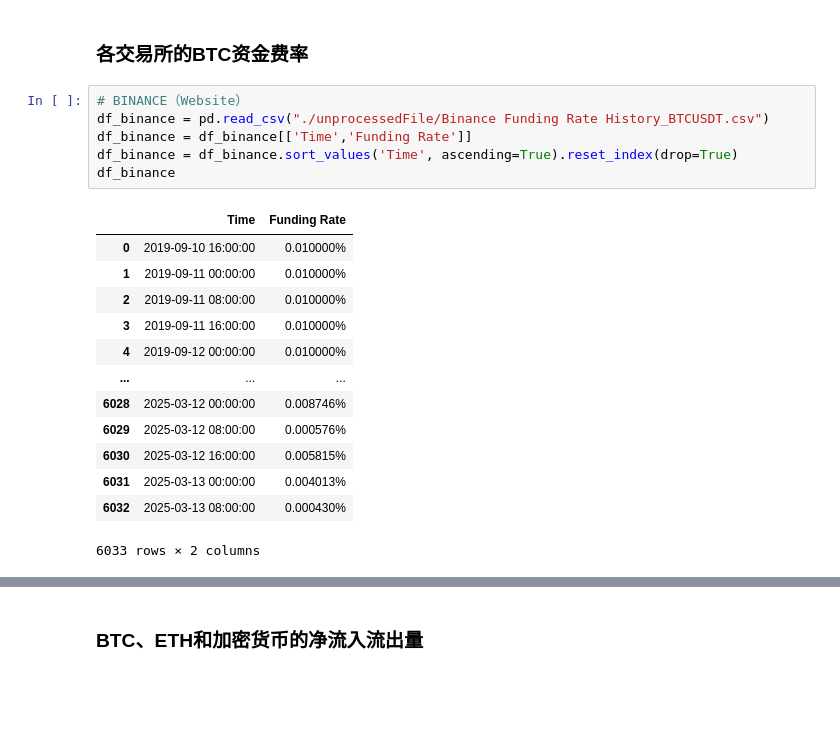
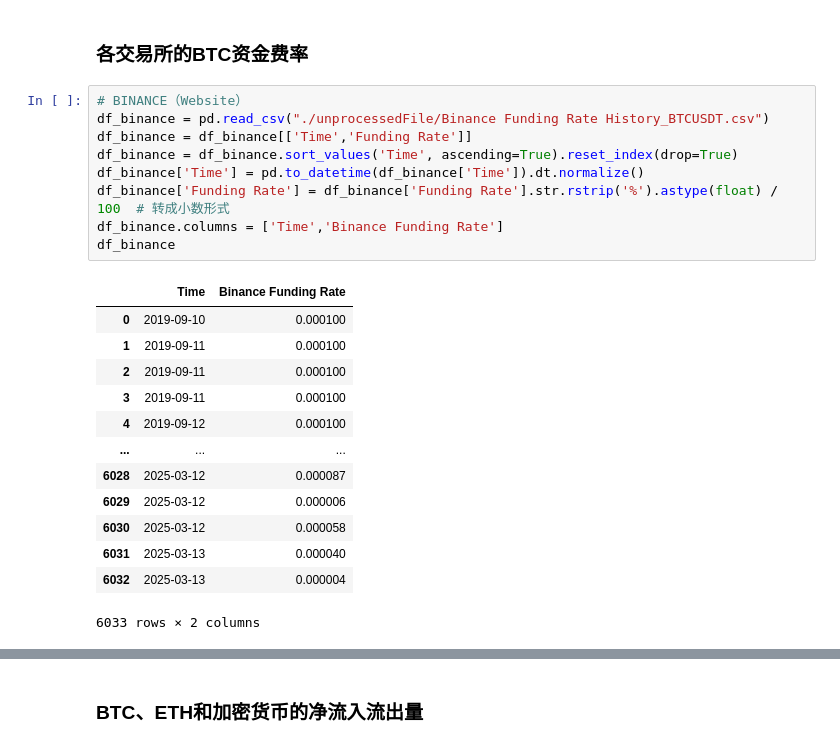
Before and after one commit to looikaizhi/PKUB, a Jupyter notebook: analysis.ipynb, the cells around one changed output, grey strips where cells are left out. Drawn from its saved outputs; the diff is of its cells as text; blank space fills up the shorter version.

```diff
--- a/analysis.ipynb
+++ b/analysis.ipynb
@@ -281,22 +428,25 @@ timestamp
 # %%
 # BINANCE（Website）
 df_binance = pd.read_csv("./unprocessedFile/Binance Funding Rate History_BTCUSDT.csv")
 df_binance = df_binance[['Time','Funding Rate']]
 df_binance = df_binance.sort_values('Time', ascending=True).reset_index(drop=True)
+df_binance['Time'] = pd.to_datetime(df_binance['Time']).dt.normalize()
+df_binance['Funding Rate'] = df_binance['Funding Rate'].str.rstrip('%').astype(float) / 100  # 转成小数形式
+df_binance.columns = ['Time','Binance Funding Rate']
 df_binance
 # %% [output]
-|  | Time | Funding Rate |
-| 0 | 2019-09-10 16:00:00 | 0.010000% |
-| 1 | 2019-09-11 00:00:00 | 0.010000% |
-| 2 | 2019-09-11 08:00:00 | 0.010000% |
-| 3 | 2019-09-11 16:00:00 | 0.010000% |
-| 4 | 2019-09-12 00:00:00 | 0.010000% |
+|  | Time | Binance Funding Rate |
+| 0 | 2019-09-10 | 0.000100 |
+| 1 | 2019-09-11 | 0.000100 |
+| 2 | 2019-09-11 | 0.000100 |
+| 3 | 2019-09-11 | 0.000100 |
+| 4 | 2019-09-12 | 0.000100 |
 | ... | ... | ... |
-| 6028 | 2025-03-12 00:00:00 | 0.008746% |
-| 6029 | 2025-03-12 08:00:00 | 0.000576% |
-| 6030 | 2025-03-12 16:00:00 | 0.005815% |
-| 6031 | 2025-03-13 00:00:00 | 0.004013% |
-| 6032 | 2025-03-13 08:00:00 | 0.000430% |
+| 6028 | 2025-03-12 | 0.000087 |
+| 6029 | 2025-03-12 | 0.000006 |
+| 6030 | 2025-03-12 | 0.000058 |
+| 6031 | 2025-03-13 | 0.000040 |
+| 6032 | 2025-03-13 | 0.000004 |
 6033 rows × 2 columns
 # %%
 # BYBIT（Website + library）
```
Also changed, not shown: parts of 18 cells of this notebook, 10 other files.
